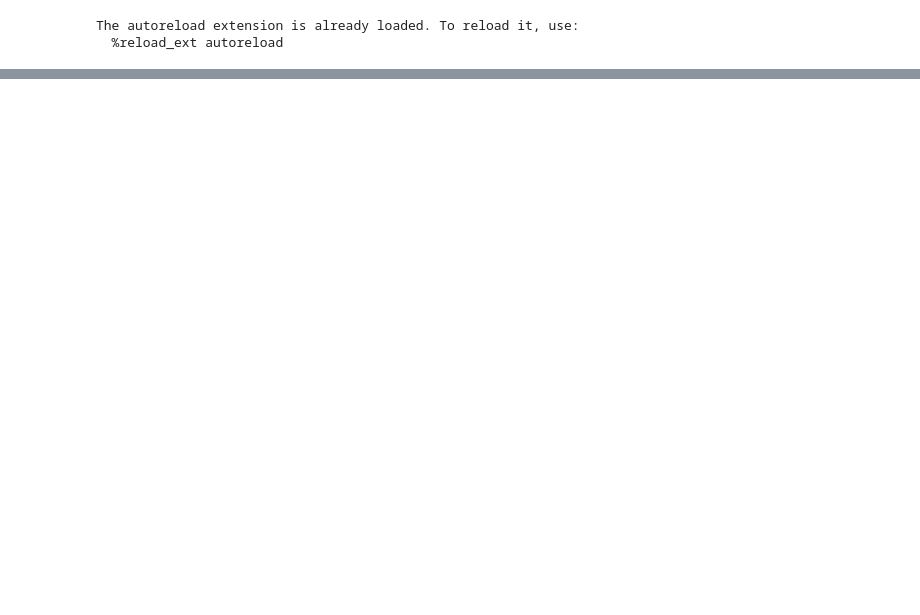
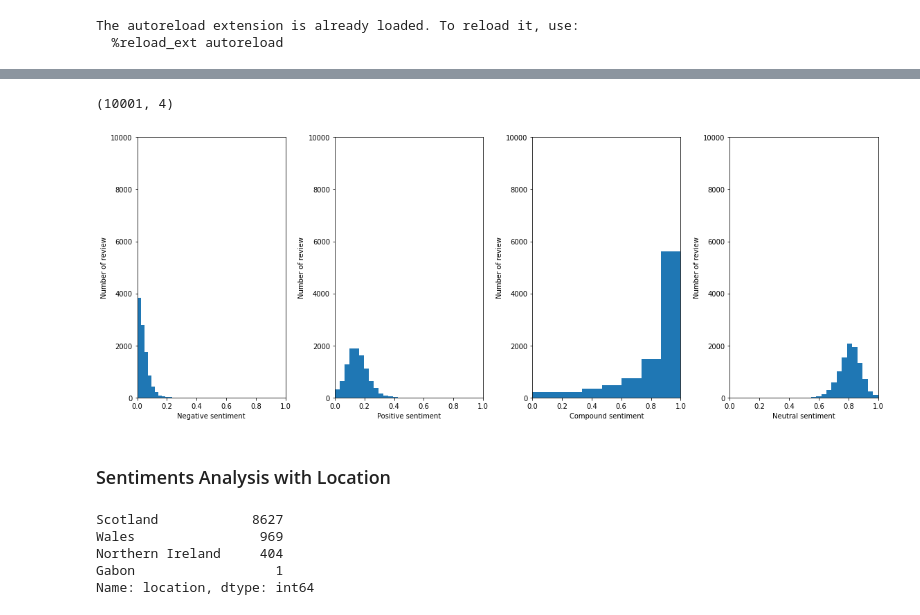
Before and after one commit to epfl-ada/ada-2022-project-hotchocolate, a Jupyter notebook: happyness.ipynb, the cells around one changed output, grey strips where cells are left out. Saved outputs shown, nothing was run; the diff lists cells and outputs as text; code cells hidden in the pictures; blank space fills up the shorter version.

Commit message:
update sentiment analysis with 10k data

```diff
--- a/happyness.ipynb
+++ b/happyness.ipynb
@@ -148,0 +97,3 @@ print(book)
+# %%
+review = df_adv_breweries.loc[df_adv_breweries['id'].isin(df_rev_low['brewery_id'].astype(int)),['id','location']]
+print(review.shape)
@@ -148,0 +120,12 @@ print(book)
+# %%
+counter = 0
+
+def my_location4(x, review):
+
+    #print(x, type(x))
+
+    location =  review.loc[review['id'] == int(x),'location'].values
+
+    return location[0]
+# %%
+df_rev_low.loc[:,'location'] = df_rev_low['brewery_id'].apply(my_location4, args= (review,) )
@@ -148,0 +248,38 @@ print(book)
+# %%
+import matplotlib.pyplot as plt
+ROW = 10000
+df_rev_low.shape
+# %% [output]
+(10001, 4)
+# %%
+plt.close('all')
+fig = plt.figure(figsize=(16,6))
+
+ax1 = plt.subplot(141)
+ax2 = plt.subplot(142)
+ax3 = plt.subplot(143)
+ax4 = plt.subplot(144)
+
+negative_sent = []
+[negative_sent.append(analyzer.polarity_scores(sent)['neg']) for sent in df_rev_low.review]
+ax1.hist(negative_sent,bins=15)
+ax1.set(xlim = [0,1], ylim = [0,ROW] , xlabel='Negative sentiment', ylabel = 'Number of review')
+
+positive_sent = []
+[positive_sent.append(analyzer.polarity_scores(sent)['pos']) for sent in df_rev_low.review]
+ax2.hist(positive_sent,bins=15)
+ax2.set(xlim = [0,1], ylim = [0,ROW] , xlabel='Positive sentiment', ylabel = 'Number of review')
+
+total_sent = []
+[total_sent.append(analyzer.polarity_scores(sent)['compound']) for sent in df_rev_low.review]
+ax3.hist(total_sent,bins=15)
+ax3.set(xlim = [0,1], ylim = [0,ROW] , xlabel='Compound sentiment', ylabel = 'Number of review')
+
+neutre_sent = []
+[neutre_sent.append(analyzer.polarity_scores(sent)['neu']) for sent in df_rev_low.review]
+ax4.hist(neutre_sent,bins=15)
+ax4.set(xlim = [0,1], ylim = [0,ROW] , xlabel='Neutral sentiment', ylabel = 'Number of review')
+
+plt.tight_layout()
+# %% [output]
+[figure, added]
@@ -148,0 +290,10 @@ print(book)
+# %% [markdown]
+###  Sentiments Analysis with Location
+# %%
+df_rev_low['location'].value_counts()
+# %% [output]
+Scotland            8627
+Wales                969
+Northern Ireland     404
+Gabon                  1
+Name: location, dtype: int64
```
Also changed, not shown: parts of 43 cells of this notebook.
